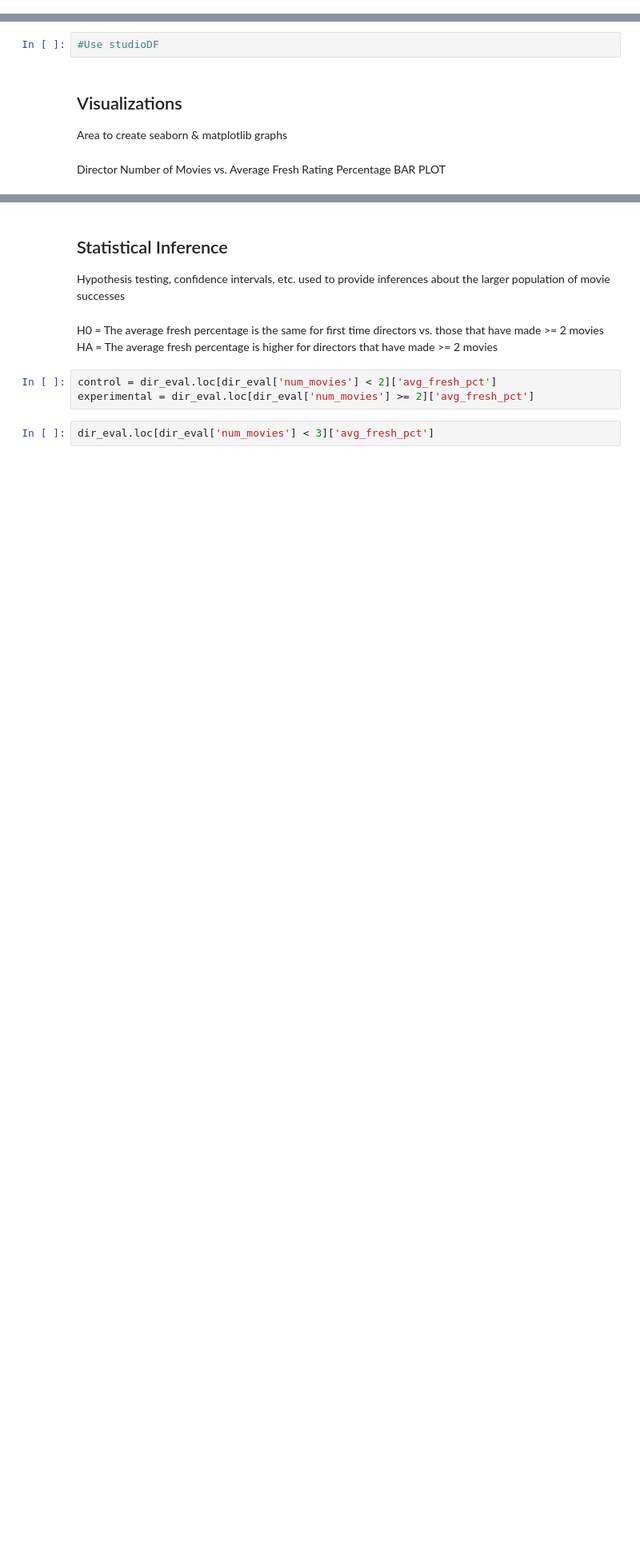
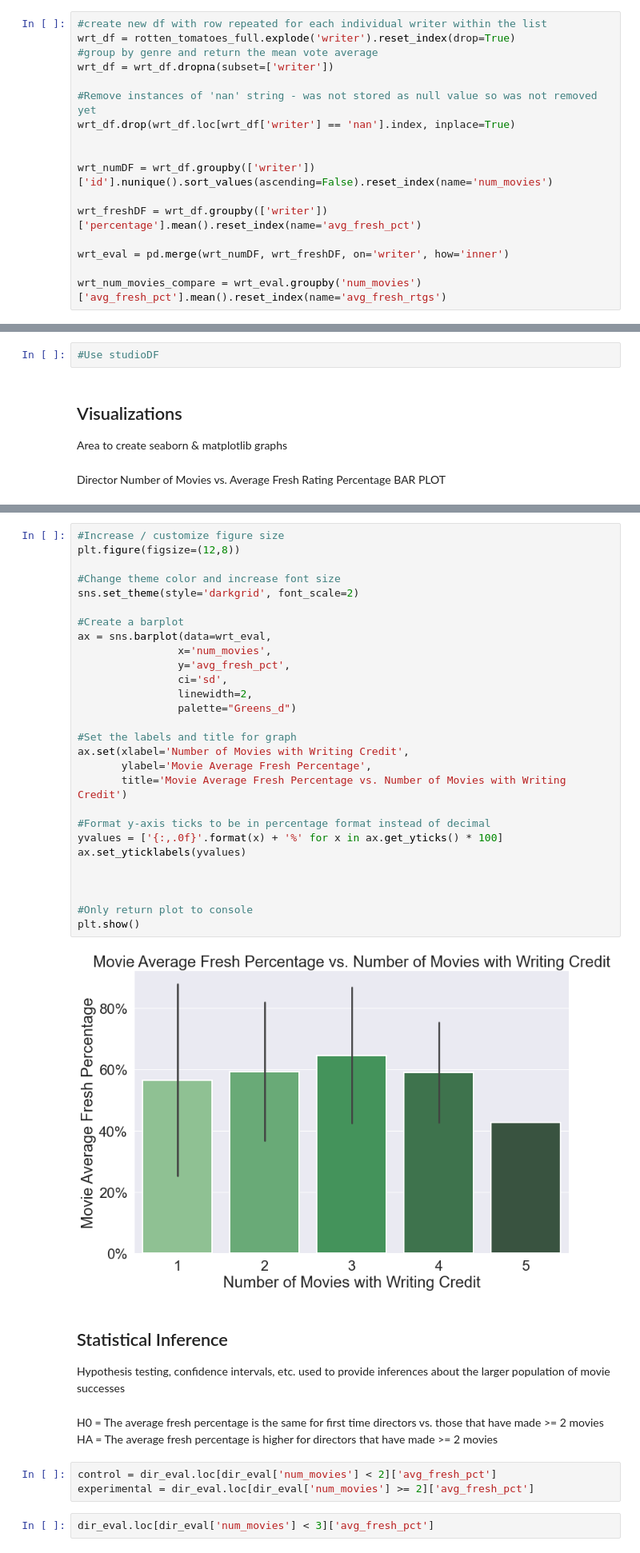
Before and after one commit to Brandon-Meyer0/git-dat-money, a Jupyter notebook: Capstone Group 1A.ipynb, the cells around one changed output, grey strips where cells are left out. Shown at 80% size. Saved outputs shown, nothing was run; the diff lists cells and outputs as text; blank space fills up the shorter version.

```diff
--- a/Capstone Group 1A.ipynb
+++ b/Capstone Group 1A.ipynb
@@ -864,6 +869,23 @@ dir_num_movies_compare
 | 3 | 4 | 0.719101 |
 | 4 | 8 | 0.658416 |
 | 5 | 10 | 0.789474 |
+# %%
+#create new df with row repeated for each individual writer within the list
+wrt_df = rotten_tomatoes_full.explode('writer').reset_index(drop=True)
+#group by genre and return the mean vote average
+wrt_df = wrt_df.dropna(subset=['writer'])
+
+#Remove instances of 'nan' string - was not stored as null value so was not removed yet
+wrt_df.drop(wrt_df.loc[wrt_df['writer'] == 'nan'].index, inplace=True)
+
+
+wrt_numDF = wrt_df.groupby(['writer'])['id'].nunique().sort_values(ascending=False).reset_index(name='num_movies')
+
+wrt_freshDF = wrt_df.groupby(['writer'])['percentage'].mean().reset_index(name='avg_fresh_pct')
+
+wrt_eval = pd.merge(wrt_numDF, wrt_freshDF, on='writer', how='inner')
+
+wrt_num_movies_compare = wrt_eval.groupby('num_movies')['avg_fresh_pct'].mean().reset_index(name='avg_fresh_rtgs')
 # %% [markdown]
 ###### Performance Analysis
 See if there are relationships between vote_average, popularity, or genre with financial outcomes such as domestic gross or worldwide gross
@@ -915,3 +966,33 @@ plt.show()
+# %%
+#Increase / customize figure size
+plt.figure(figsize=(12,8))
+
+#Change theme color and increase font size
+sns.set_theme(style='darkgrid', font_scale=2)
+
+#Create a barplot
+ax = sns.barplot(data=wrt_eval,
+                x='num_movies',
+                y='avg_fresh_pct',
+                ci='sd',
+                linewidth=2,
+                palette="Greens_d")
+
+#Set the labels and title for graph
+ax.set(xlabel='Number of Movies with Writing Credit',
+       ylabel='Movie Average Fresh Percentage',
+       title='Movie Average Fresh Percentage vs. Number of Movies with Writing Credit')
+
+#Format y-axis ticks to be in percentage format instead of decimal
+yvalues = ['{:,.0f}'.format(x) + '%' for x in ax.get_yticks() * 100]
+ax.set_yticklabels(yvalues)
+
+
+
+#Only return plot to console
+plt.show()
+# %% [output]
+[figure, added]
 # %% [markdown]
 ## Statistical Inference
 Hypothesis testing, confidence intervals, etc. used to provide inferences about the larger population of movie successes
```
Also changed, not shown: parts of 11 cells of this notebook.
